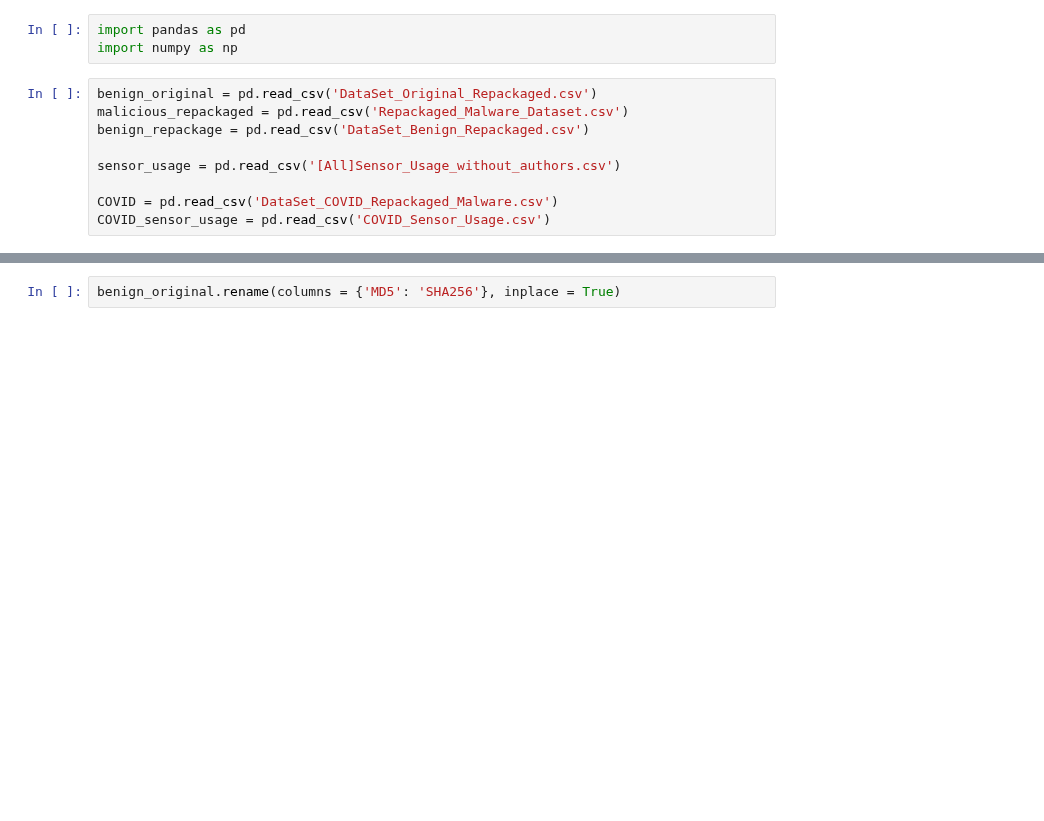
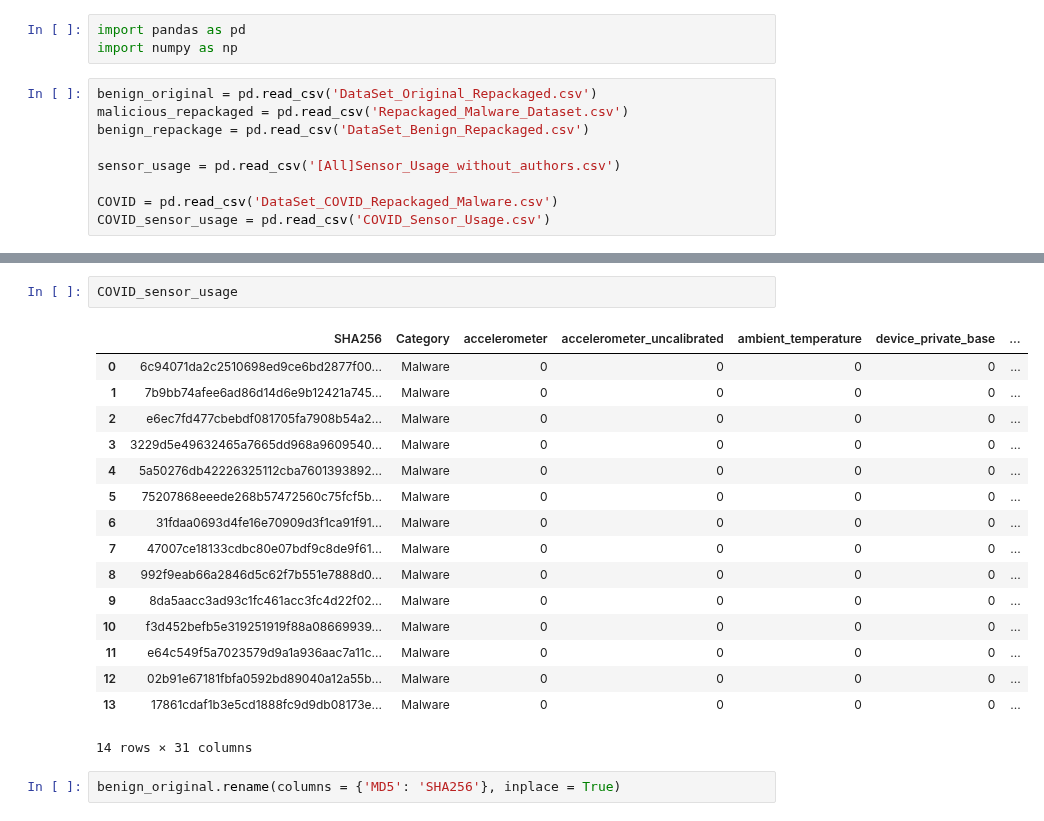
Before and after one commit to Programming-Systems-Lab/Capstone-2, a Jupyter notebook: Data Preprocessing/Prepare Dataset.ipynb, the cells around one changed output, grey strips where cells are left out. Drawn from its saved outputs; the diff is of its cells as text; blank space fills up the shorter version.

```diff
--- a/Data Preprocessing/Prepare Dataset.ipynb
+++ b/Data Preprocessing/Prepare Dataset.ipynb
@@ -13,3 +32,22 @@ COVID_sensor_usage = pd.read_csv('COVID_Sensor_Usage.csv')
+# %%
+COVID_sensor_usage
+# %% [output]
+|  | SHA256 | Category | accelerometer | accelerometer_uncalibrated | ambient_temperature | device_private_base | ... |
+| 0 | 6c94071da2c2510698ed9ce6bd2877f00... | Malware | 0 | 0 | 0 | 0 | ... |
+| 1 | 7b9bb74afee6ad86d14d6e9b12421a745... | Malware | 0 | 0 | 0 | 0 | ... |
+| 2 | e6ec7fd477cbebdf081705fa7908b54a2... | Malware | 0 | 0 | 0 | 0 | ... |
+| 3 | 3229d5e49632465a7665dd968a9609540... | Malware | 0 | 0 | 0 | 0 | ... |
+| 4 | 5a50276db42226325112cba7601393892... | Malware | 0 | 0 | 0 | 0 | ... |
+| 5 | 75207868eeede268b57472560c75fcf5b... | Malware | 0 | 0 | 0 | 0 | ... |
+| 6 | 31fdaa0693d4fe16e70909d3f1ca91f91... | Malware | 0 | 0 | 0 | 0 | ... |
+| 7 | 47007ce18133cdbc80e07bdf9c8de9f61... | Malware | 0 | 0 | 0 | 0 | ... |
+| 8 | 992f9eab66a2846d5c62f7b551e7888d0... | Malware | 0 | 0 | 0 | 0 | ... |
+| 9 | 8da5aacc3ad93c1fc461acc3fc4d22f02... | Malware | 0 | 0 | 0 | 0 | ... |
+| 10 | f3d452befb5e319251919f88a08669939... | Malware | 0 | 0 | 0 | 0 | ... |
+| 11 | e64c549f5a7023579d9a1a936aac7a11c... | Malware | 0 | 0 | 0 | 0 | ... |
+| 12 | 02b91e67181fbfa0592bd89040a12a55b... | Malware | 0 | 0 | 0 | 0 | ... |
+| 13 | 17861cdaf1b3e5cd1888fc9d9db08173e... | Malware | 0 | 0 | 0 | 0 | ... |
+14 rows × 31 columns
 # %%
 benign_original.rename(columns = {'MD5': 'SHA256'}, inplace = True)
 # %%
```
Also changed, not shown: parts of 1 cell of this notebook, 1 other file.
